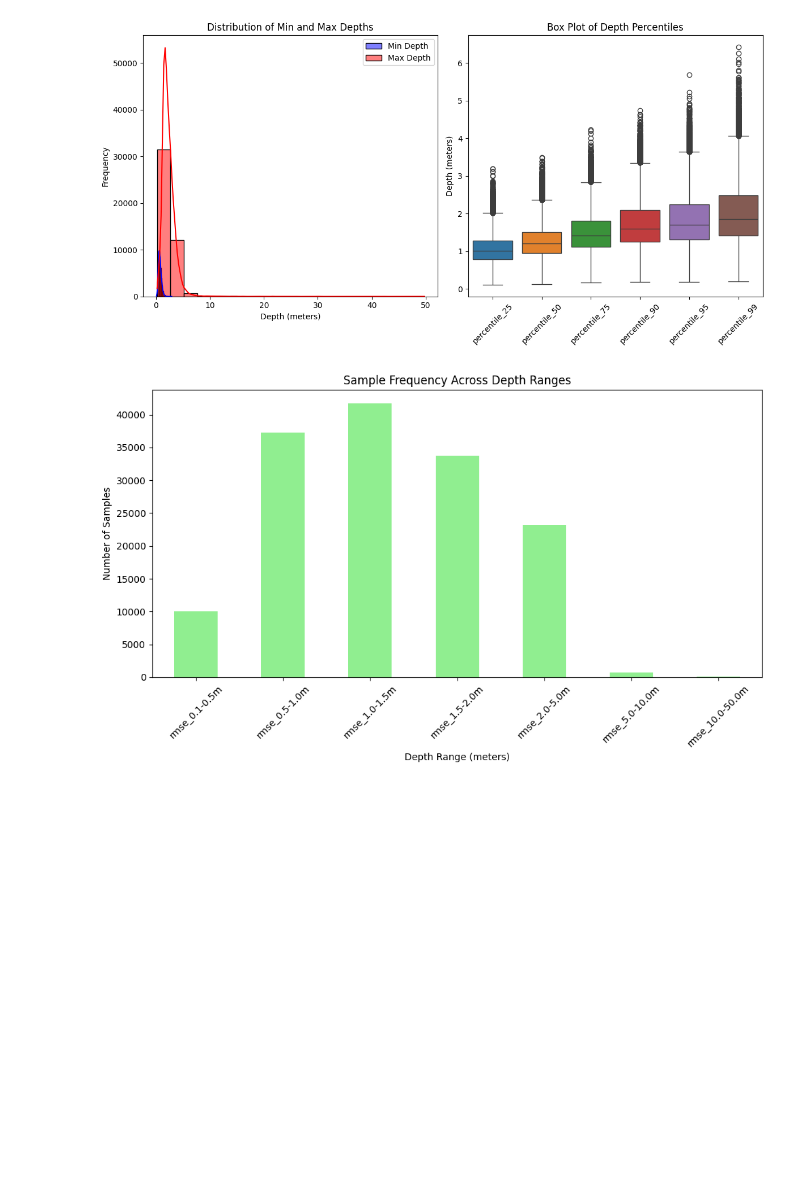
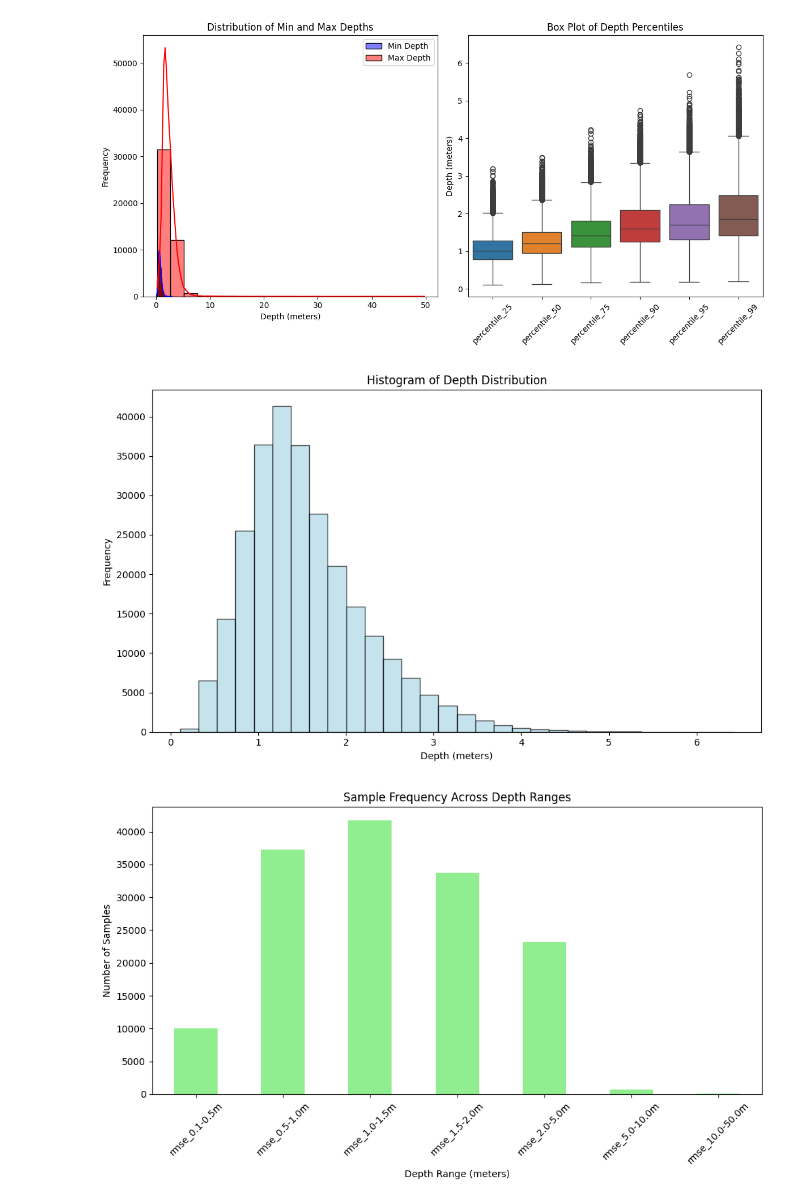
Before and after one commit to cake-lab/Mobile-AR-Depth-Estimation, a Jupyter notebook: Analysis/notebooks/ARKitScenes/arkit_depth_range.ipynb, the cells around one changed output. Cells and saved outputs as stored; diff of their text form; code cells hidden in the pictures; blank space fills up the shorter version.

Commit message:
Add depth distribution

```diff
--- a/Analysis/notebooks/ARKitScenes/arkit_depth_range.ipynb
+++ b/Analysis/notebooks/ARKitScenes/arkit_depth_range.ipynb
@@ -79,6 +79,29 @@ plt.tight_layout()
 plt.show()
 # %% [output]
 [figure]
+# %%
+# Let's create a histogram to visualize the distribution of depth values across all ranges.
+
+# Combine the depth percentiles to plot the distribution of depth ranges.
+depth_percentiles_columns = [
+    'percentile_25', 'percentile_50', 'percentile_75', 'percentile_90', 'percentile_95', 'percentile_99'
+]
+
+# Extract the relevant depth values from the dataframe for plotting
+depth_values = df[depth_percentiles_columns].values.flatten()
+
+# Plot the histogram of depth values
+plt.figure(figsize=(10, 6))
+plt.hist(depth_values, bins=30, color='lightblue', edgecolor='black', alpha=0.7)
+plt.title('Histogram of Depth Distribution')
+plt.xlabel('Depth (meters)')
+plt.ylabel('Frequency')
+plt.tight_layout()
+
+# Show the plot
+plt.show()
+# %% [output]
+[figure, added]
 # %%
 df = pd.read_csv('./arkit_depth_accuracy_results.csv')
 
```
